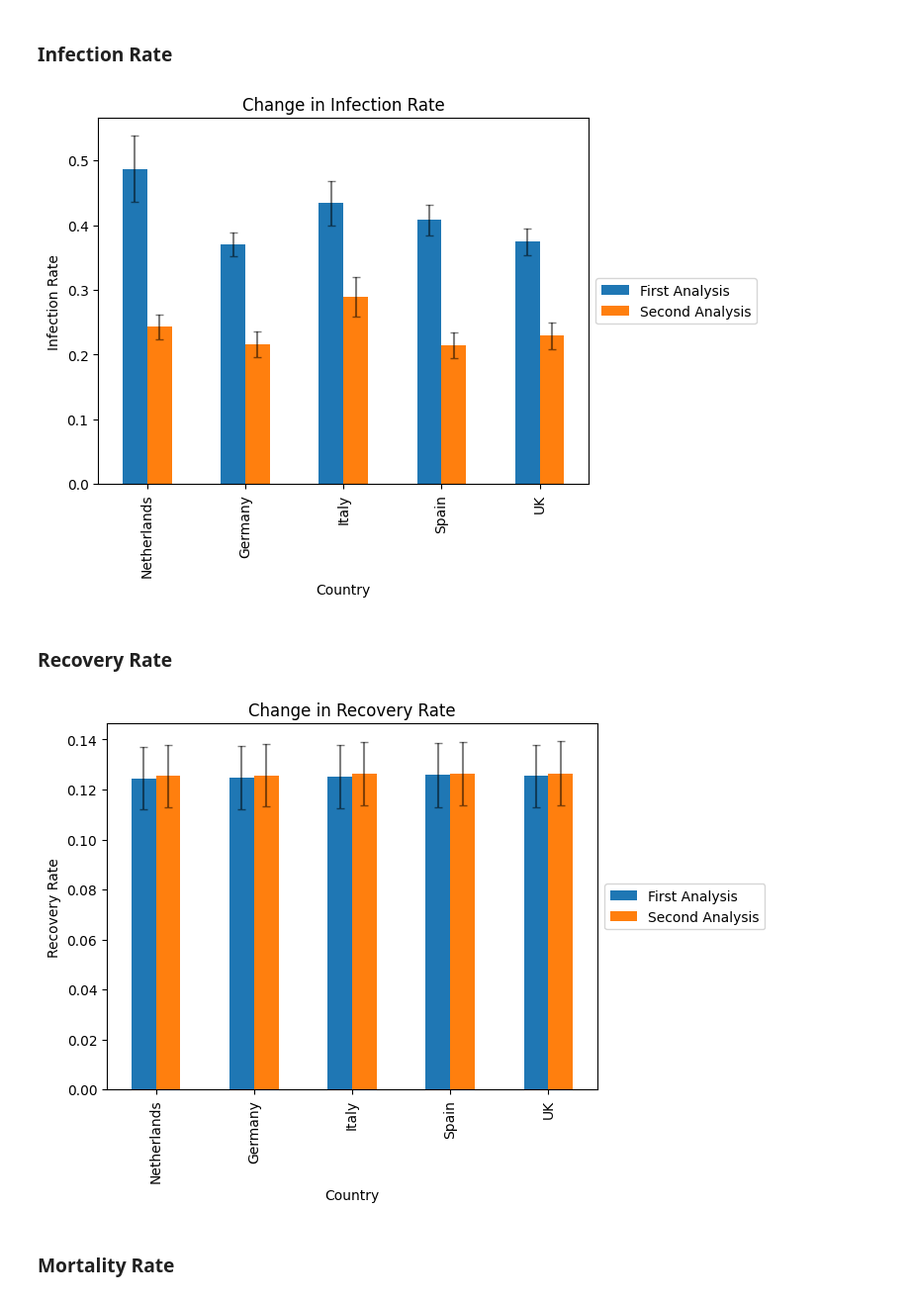
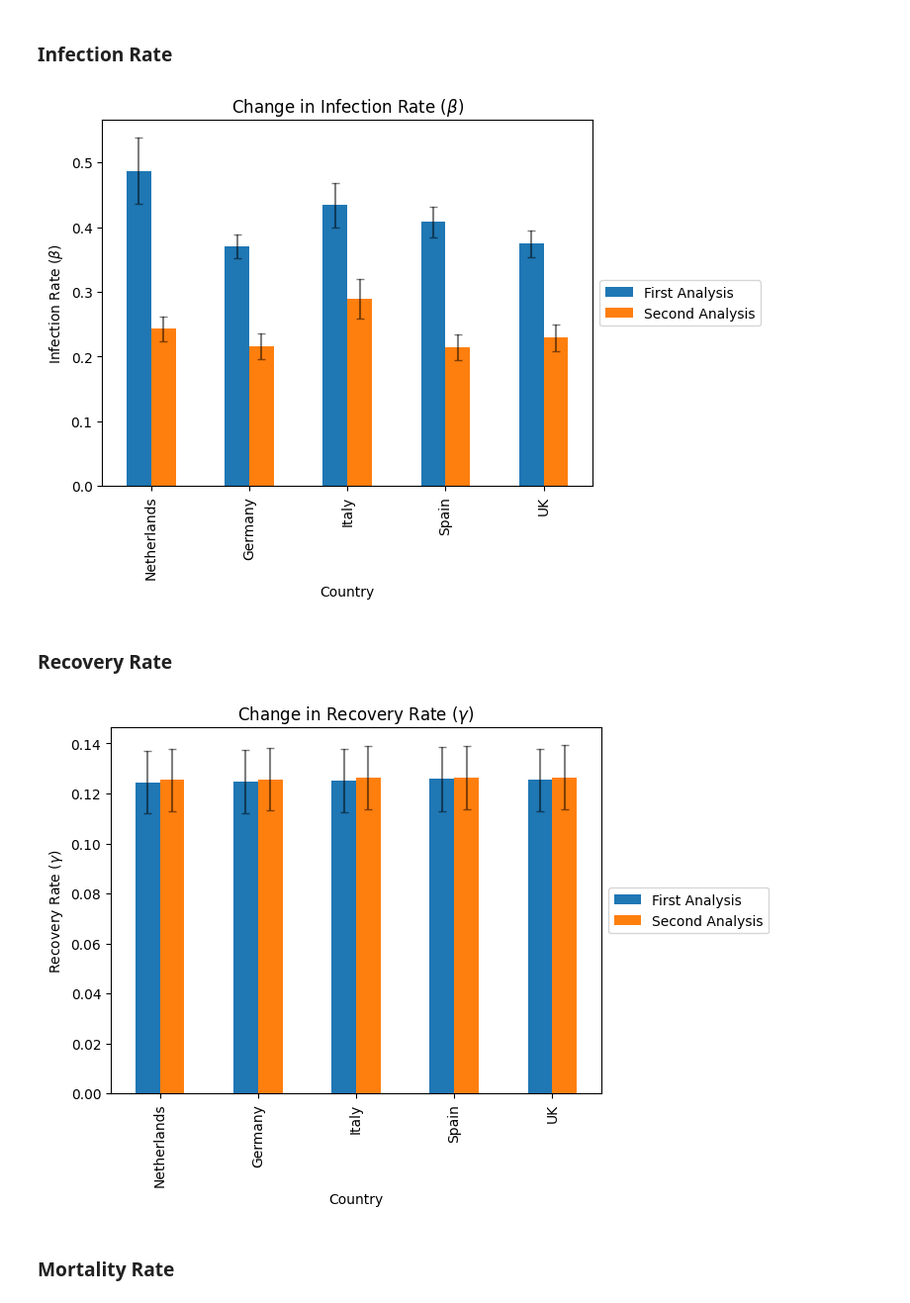
Before and after one commit to zenodea/MCMC_parameter_estimation, a Jupyter notebook: Data Analysis/MCMC_results_analysis.ipynb, the cells around one changed output. Shown: that part at 99% size. Cells and saved outputs as stored; diff of their text form; code cells hidden in the pictures.

```diff
--- a/Data Analysis/MCMC_results_analysis.ipynb
+++ b/Data Analysis/MCMC_results_analysis.ipynb
@@ -52,21 +51,27 @@ def getData(value):
 # %% [markdown]
 ### Infection Rate
 # %%
+# Get data for the infection rate
 data, sd = getData(0)
 df = pd.DataFrame(data).T
 df_sd = pd.DataFrame(sd).T
-barplotReproduction(df,df_sd, 'results/first_q/barplot_r.png',"Change in Infection Rate","Infection Rate")
+
+# Plot change in infection rate
+barplotReproduction(df,df_sd, 'results/first_q/barplot_r.png',"Change in Infection Rate ($\\beta$)","Infection Rate ($\\beta$)")
 # %% [output]
-[figure, old version]
+[figure, new version]
 # %% [markdown]
 ### Recovery Rate
 # %%
+# Get data for the mortality rate
 data, sd = getData(1)
 df = pd.DataFrame(data).T
 df_sd = pd.DataFrame(sd).T
-barplotReproduction(df,df_sd, 'results/first_q/barplot_r.png',"Change in Recovery Rate","Recovery Rate")
+
+# Plot change in recovery rate
+barplotReproduction(df,df_sd, 'results/first_q/barplot_r.png',"Change in Recovery Rate ($\gamma$)","Recovery Rate ($\gamma$)")
 # %% [output]
-[figure, old version]
+[figure, new version]
 # %% [markdown]
 ### Mortality Rate
 # %%
```
Also changed, not shown: parts of 10 cells of this notebook, 11 other files.
